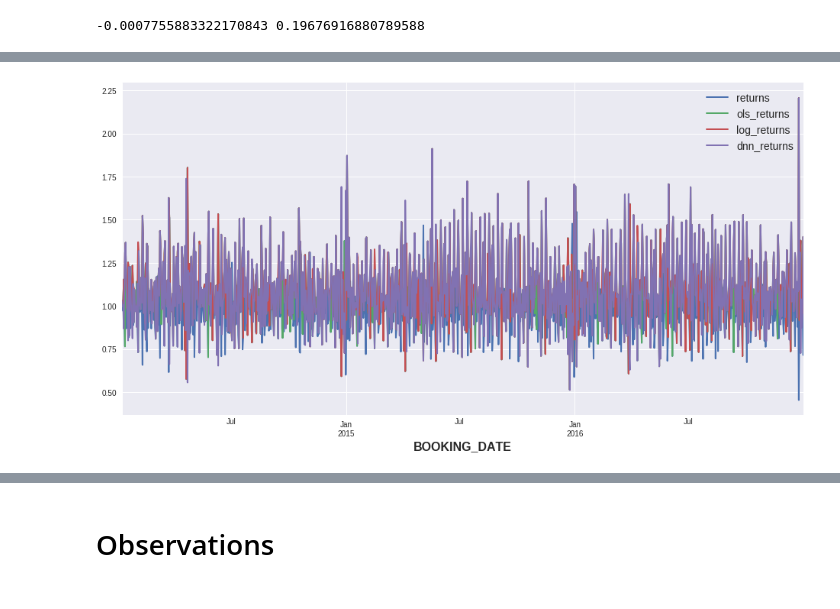
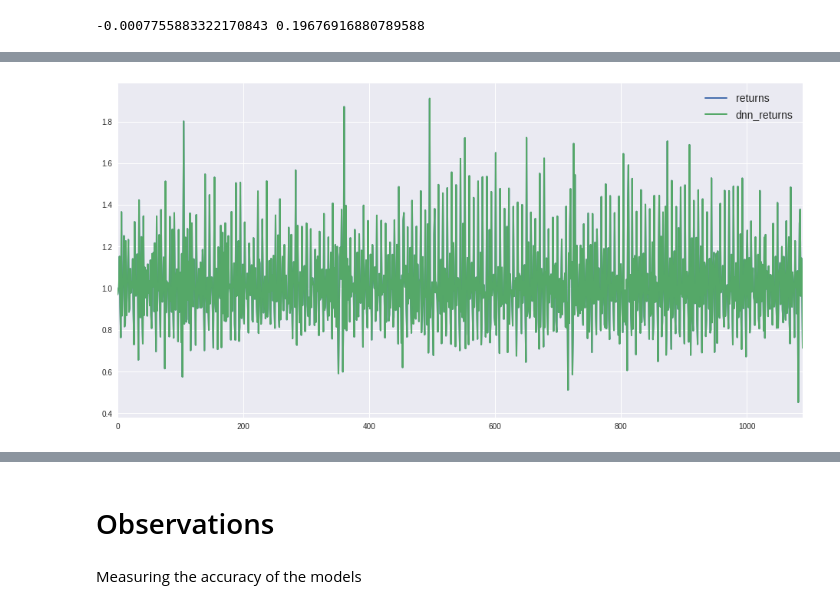
Before and after one commit to jawaharreddy/Flinkster-Data-Analysis, a Jupyter notebook: Predictions_with_TensorFlow.ipynb, the cells around one changed output, grey strips where cells are left out. Saved outputs shown, nothing was run; the diff lists cells and outputs as text; code cells hidden in the pictures.

```diff
--- a/Predictions_with_TensorFlow.ipynb
+++ b/Predictions_with_TensorFlow.ipynb
@@ -175,9 +171,7 @@ fc = tf.contrib.layers.real_valued_column('returns', dimension=lags)
 fcb = [tf.contrib.layers.bucketized_column(fc,
                     boundaries=[-0.0005, 0.0001, 0.0005])]
 # %%
-# [5, 8, 12, 8] overtraining
-
-model = tf.contrib.learn.DNNClassifier(hidden_units=[20, 40],
+model = tf.contrib.learn.DNNRegressor(hidden_units=[30, 40],
                                        feature_columns=fcb)
 # %%
 def get_data():
@@ -211,10 +195,10 @@ df['dnn_pred'] = np.where(df['dnn_pred'] > 0, 1.0, -1.0)
 # %%
 df['dnn_returns'] = df['returns'] * df['dnn_pred']
 # %%
-df[['returns', 'ols_returns', 'log_returns', 'dnn_returns']].apply(np.exp).plot()
+df[['returns','dnn_returns']].apply(np.exp).plot()
 plt.show()
 # %% [output]
-[figure, old version]
+[figure, new version]
 # %%
 per_day_tf_df = pd.DataFrame(df)
 # %%
@@ -258,3 +242,5 @@ py.iplot(fig, filename="TensorFlow observations")
 [interactive output not drawn]
 # %% [markdown]
 # Observations
+# %% [markdown]
+Measuring the accuracy of the models
```
Also changed, not shown: parts of 10 cells of this notebook.
